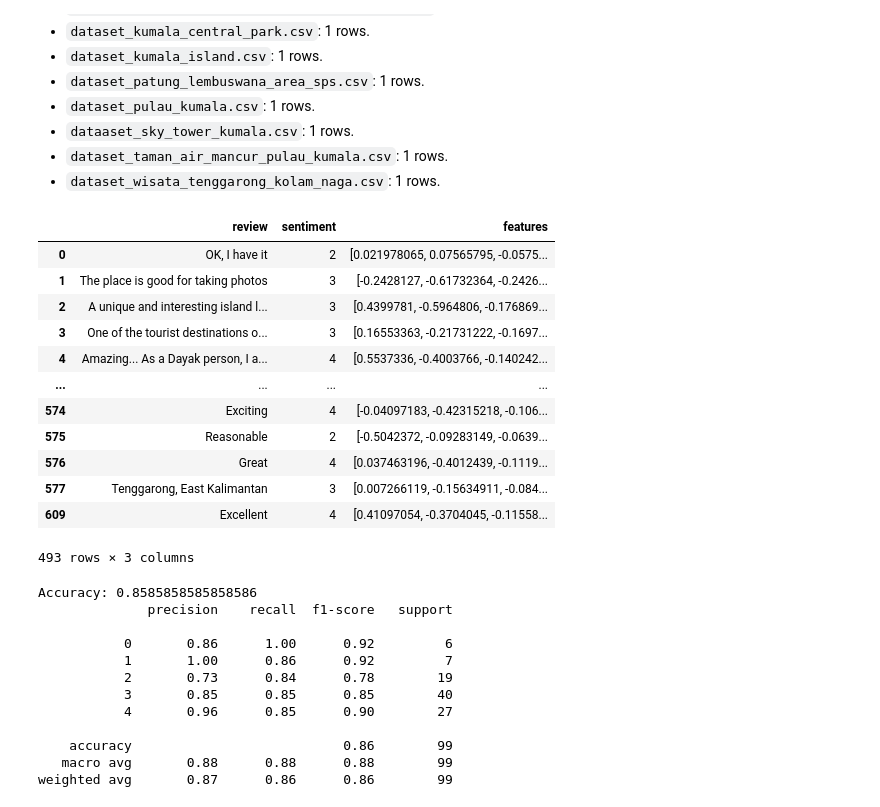
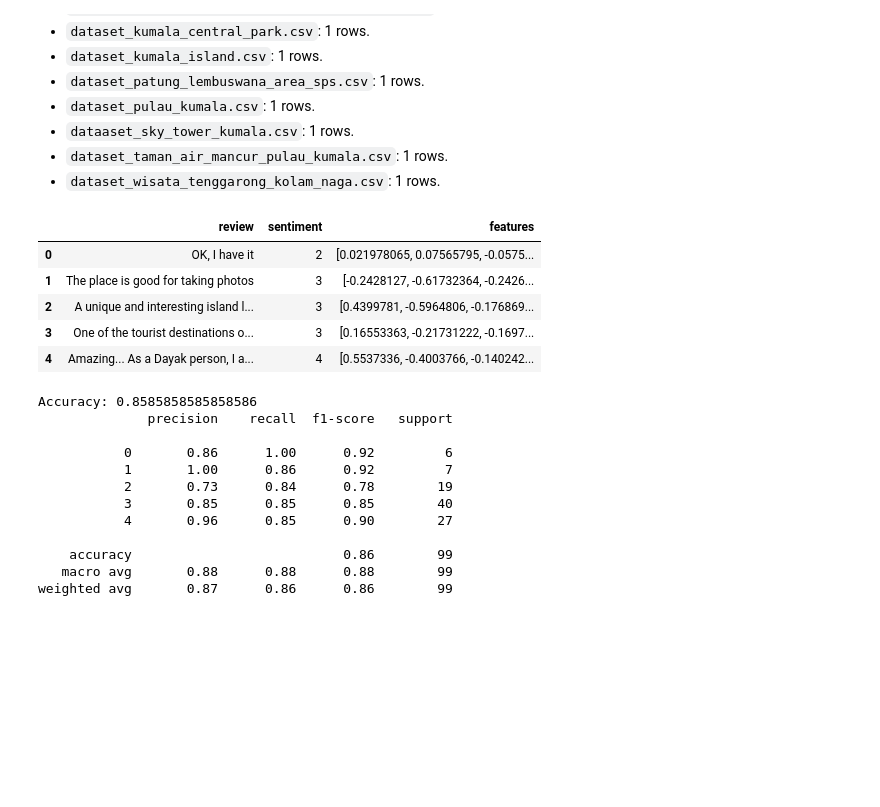
Before and after one commit to suarasiy/sentiment-analysis, a Jupyter notebook: app.ipynb, the cells around one changed output. Saved outputs shown, nothing was run; the diff lists cells and outputs as text; code cells hidden in the pictures; blank space fills up the shorter version.

```diff
--- a/app.ipynb
+++ b/app.ipynb
@@ -107,18 +115,11 @@ def extract_features(review: str):
 # extract features from the reviews
 data['features'] = data['review'].apply(extract_features)
 # %%
-data
+data.head()
 # %% [output]
 |  | review | sentiment | features |
 | 0 | OK, I have it | 2 | [0.021978065, 0.07565795, -0.0575... |
 | 1 | The place is good for taking photos | 3 | [-0.2428127, -0.61732364, -0.2426... |
 | 2 | A unique and interesting island l... | 3 | [0.4399781, -0.5964806, -0.176869... |
 | 3 | One of the tourist destinations o... | 3 | [0.16553363, -0.21731222, -0.1697... |
 | 4 | Amazing... As a Dayak person, I a... | 4 | [0.5537336, -0.4003766, -0.140242... |
-| ... | ... | ... | ... |
-| 574 | Exciting | 4 | [-0.04097183, -0.42315218, -0.106... |
-| 575 | Reasonable | 2 | [-0.5042372, -0.09283149, -0.0639... |
-| 576 | Great | 4 | [0.037463196, -0.4012439, -0.1119... |
-| 577 | Tenggarong, East Kalimantan | 3 | [0.007266119, -0.15634911, -0.084... |
-| 609 | Excellent | 4 | [0.41097054, -0.3704045, -0.11558... |
-493 rows × 3 columns
```
Also changed, not shown: parts of 13 cells of this notebook.
